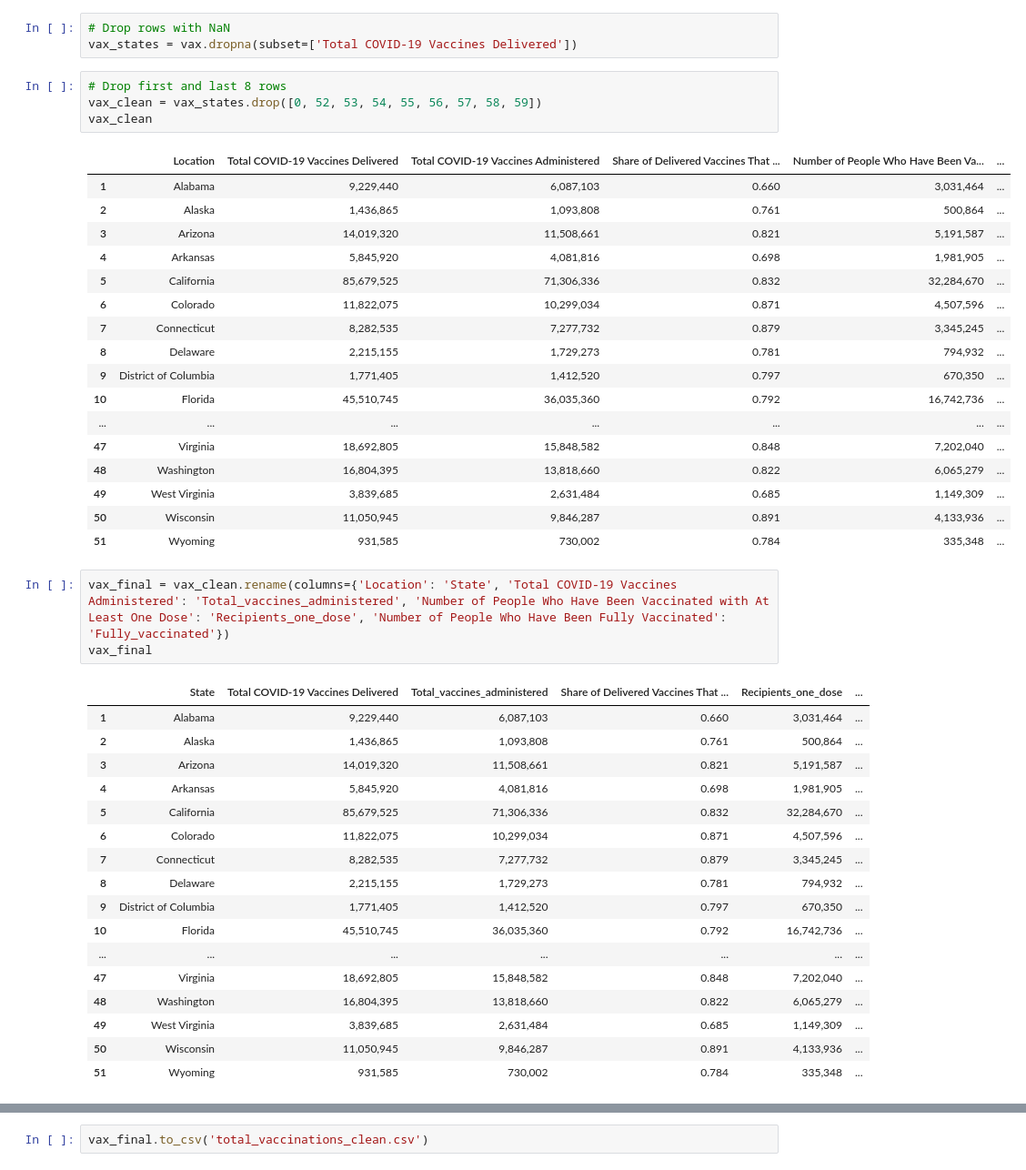
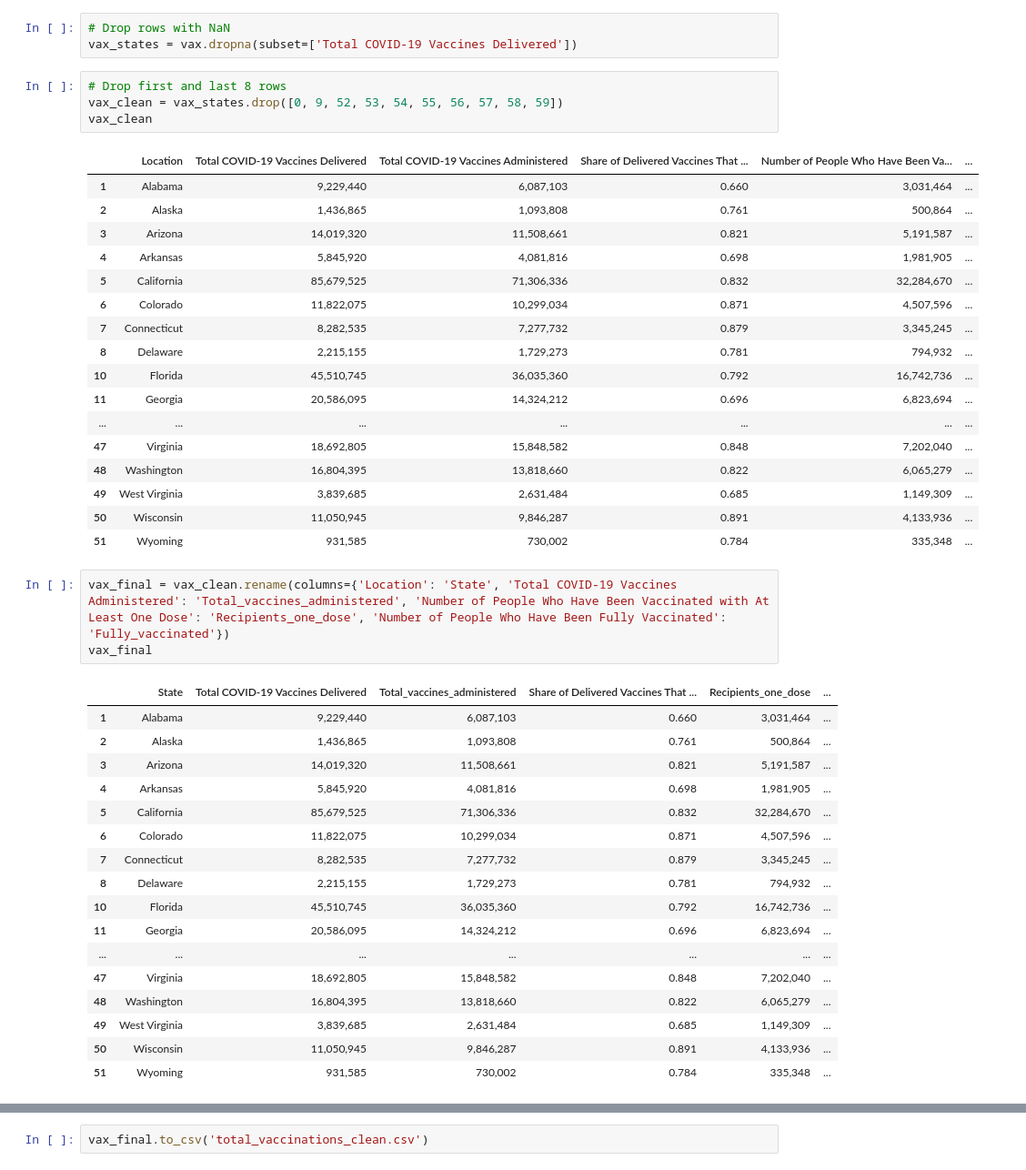
Before and after one commit to Sdcantwell3/Covid_deaths_pop_density, a Jupyter notebook: data_cleaning.ipynb, the cells around one changed output, grey strips where cells are left out. Shown: that part at 91% size. Cells and saved outputs as stored; diff of their text form.

```diff
--- a/data_cleaning.ipynb
+++ b/data_cleaning.ipynb
@@ -26,20 +26,20 @@ vax
 vax_states = vax.dropna(subset=['Total COVID-19 Vaccines Delivered'])
 # %%
 # Drop first and last 8 rows
-vax_clean = vax_states.drop([0, 52, 53, 54, 55, 56, 57, 58, 59])
+vax_clean = vax_states.drop([0, 9, 52, 53, 54, 55, 56, 57, 58, 59])
 vax_clean
 # %% [output]
 |  | Location | Total COVID-19 Vaccines Delivered | Total COVID-19 Vaccines Administered | Share of Delivered Vaccines That ... | Number of People Who Have Been Va... | ... |
 | 1 | Alabama | 9,229,440 | 6,087,103 | 0.660 | 3,031,464 | ... |
 | 2 | Alaska | 1,436,865 | 1,093,808 | 0.761 | 500,864 | ... |
 | 3 | Arizona | 14,019,320 | 11,508,661 | 0.821 | 5,191,587 | ... |
 | 4 | Arkansas | 5,845,920 | 4,081,816 | 0.698 | 1,981,905 | ... |
 | 5 | California | 85,679,525 | 71,306,336 | 0.832 | 32,284,670 | ... |
 | 6 | Colorado | 11,822,075 | 10,299,034 | 0.871 | 4,507,596 | ... |
 | 7 | Connecticut | 8,282,535 | 7,277,732 | 0.879 | 3,345,245 | ... |
 | 8 | Delaware | 2,215,155 | 1,729,273 | 0.781 | 794,932 | ... |
-| 9 | District of Columbia | 1,771,405 | 1,412,520 | 0.797 | 670,350 | ... |
 | 10 | Florida | 45,510,745 | 36,035,360 | 0.792 | 16,742,736 | ... |
+| 11 | Georgia | 20,586,095 | 14,324,212 | 0.696 | 6,823,694 | ... |
 | ... | ... | ... | ... | ... | ... | ... |
 | 47 | Virginia | 18,692,805 | 15,848,582 | 0.848 | 7,202,040 | ... |
 | 48 | Washington | 16,804,395 | 13,818,660 | 0.822 | 6,065,279 | ... |
@@ -59,8 +59,8 @@ vax_final
 | 6 | Colorado | 11,822,075 | 10,299,034 | 0.871 | 4,507,596 | ... |
 | 7 | Connecticut | 8,282,535 | 7,277,732 | 0.879 | 3,345,245 | ... |
 | 8 | Delaware | 2,215,155 | 1,729,273 | 0.781 | 794,932 | ... |
-| 9 | District of Columbia | 1,771,405 | 1,412,520 | 0.797 | 670,350 | ... |
 | 10 | Florida | 45,510,745 | 36,035,360 | 0.792 | 16,742,736 | ... |
+| 11 | Georgia | 20,586,095 | 14,324,212 | 0.696 | 6,823,694 | ... |
 | ... | ... | ... | ... | ... | ... | ... |
 | 47 | Virginia | 18,692,805 | 15,848,582 | 0.848 | 7,202,040 | ... |
 | 48 | Washington | 16,804,395 | 13,818,660 | 0.822 | 6,065,279 | ... |
```
Also changed, not shown: parts of 9 cells of this notebook, 2 other files.
